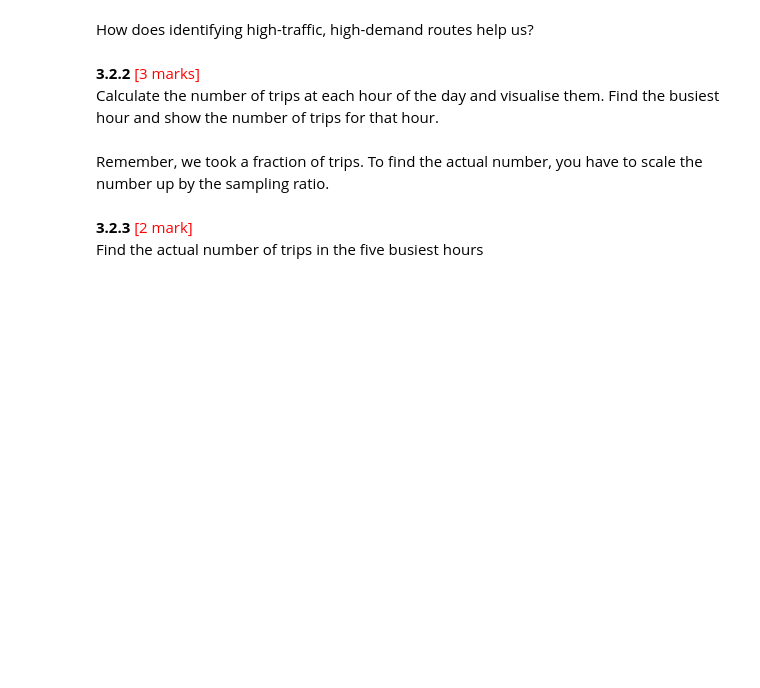
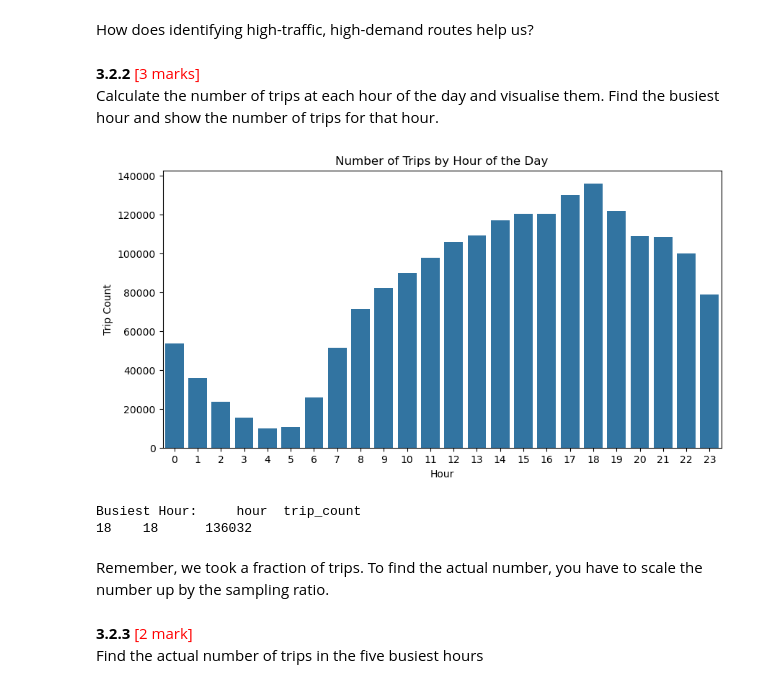
Before and after one commit to balajiramesh19/CourseAssignments, a Jupyter notebook: EDA_Assg_NYC_Taxi_Starter.ipynb, the cells around one changed output. Drawn from its saved outputs; the diff is of its cells as text; code cells hidden in the pictures; blank space fills up the shorter version.

```diff
--- a/EDA_Assg_NYC_Taxi_Starter.ipynb
+++ b/EDA_Assg_NYC_Taxi_Starter.ipynb
@@ -1058,0 +1202,24 @@ Speed on a route *X* for hour *Y* = (*distance of the route X / average trip dur
+# %%
+# Find routes which have the slowest speeds at different times of the day
+final_df_cleaned['trip_duration'] = (final_df_cleaned['tpep_dropoff_datetime'] - final_df_cleaned['tpep_pickup_datetime']).dt.total_seconds() / 3600
+
+route_speeds = final_df_cleaned.groupby(
+    ['PULocationID', 'DOLocationID', 'hour']
+).agg(
+    avg_distance=('trip_distance', 'mean'),
+    avg_duration=('trip_duration', 'mean'),
+    trip_count=('trip_distance', 'count')
+).reset_index()
+
+valid_trips = final_df_cleaned[final_df_cleaned['trip_duration'] > 0].copy()
+valid_trips['speed_mph'] = valid_trips['trip_distance'] / (valid_trips['trip_duration'] / 60)
+
+final_df_cleaned['pickup_datetime'] = pd.to_datetime(final_df_cleaned['tpep_pickup_datetime'])
+final_df_cleaned['hour'] = final_df_cleaned['pickup_datetime'].dt.hour
+final_df_cleaned['day'] = final_df_cleaned['pickup_datetime'].dt.day
+final_df_cleaned['weekday'] = final_df_cleaned['pickup_datetime'].dt.dayofweek
+final_df_cleaned['month'] = final_df_cleaned['pickup_datetime'].dt.month
+
+
+slowest_routes = valid_trips.sort_values(by='speed_mph').dropna().head(20)
+print(slowest_routes)
@@ -1066,3 +1249,24 @@ Calculate the number of trips at each hour of the day and visualise them. Find t
+# %%
+# Visualise the number of trips per hour and find the busiest hour
+import seaborn as sns
+import matplotlib.pyplot as plt
+
+hourly_trips = final_df_cleaned.groupby('hour')['trip_distance'].count().reset_index(name='trip_count')
+
+plt.figure(figsize=(10, 5))
+sns.barplot(data=hourly_trips, x='hour', y='trip_count')
+plt.title("Number of Trips by Hour of the Day")
+plt.xlabel("Hour")
+plt.ylabel("Trip Count")
+plt.show()
+
+# Busiest hour
+busiest_hour = hourly_trips.sort_values('trip_count', ascending=False).head(1)
+print("Busiest Hour:", busiest_hour)
+# %% [output]
+[figure, added]
+Busiest Hour:     hour  trip_count
+18    18      136032
 # %% [markdown]
 Remember, we took a fraction of trips. To find the actual number, you have to scale the number up by the sampling ratio.
 # %% [markdown]
```
Also changed, not shown: parts of 40 cells of this notebook.
